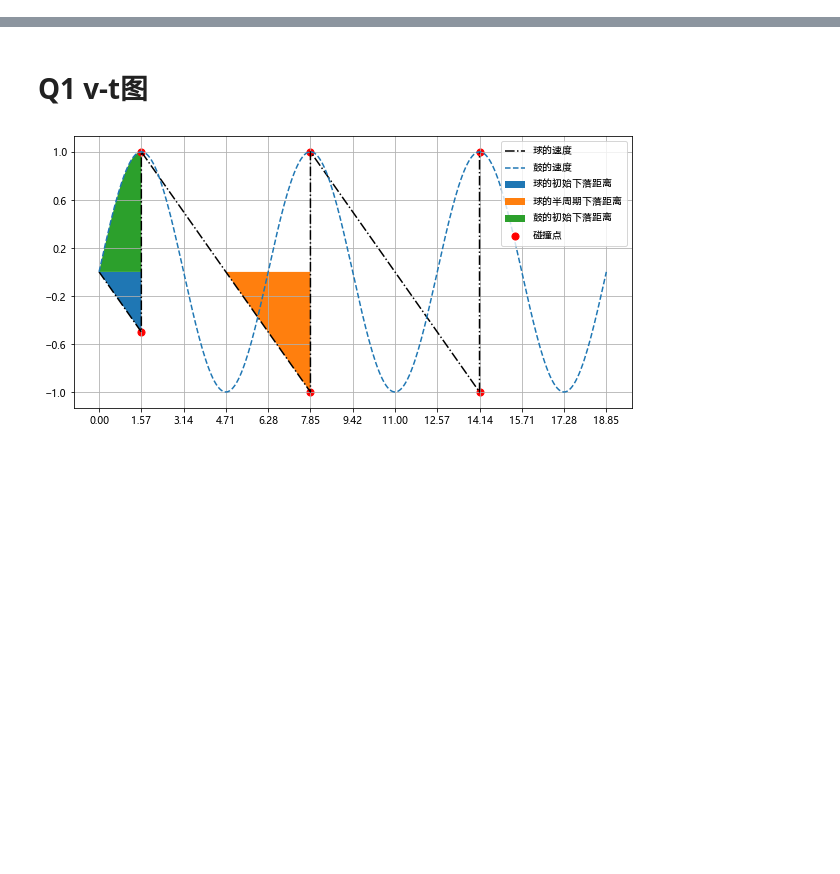
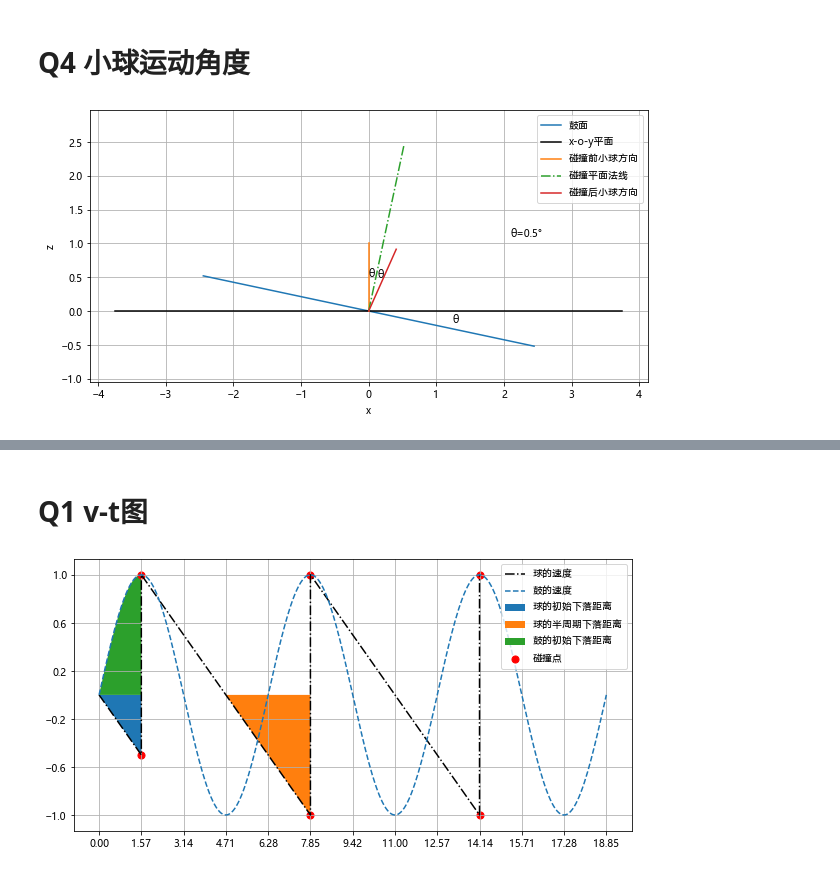
Before and after one commit to loopyme/CUMCU-2019-B, a Jupyter notebook: analyse/plot.ipynb, the cells around one changed output, grey strips where cells are left out. Saved outputs shown, nothing was run; the diff lists cells and outputs as text; code cells hidden in the pictures; blank space fills up the shorter version.

```diff
--- a/analyse/plot.ipynb
+++ b/analyse/plot.ipynb
@@ -4,3 +4,31 @@ import numpy as np
 import pandas as pd
 from mpl_toolkits.mplot3d import Axes3D
 from math import *
+# %% [markdown]
+# Q4 小球运动角度
+# %%
+plt.figure(figsize=(10, 5))
+plt.grid()
+
+theta = 30 * 0.4 * pi / 180
+l = 2.5
+plt.axis('equal')
+plt.xlabel("x")
+plt.ylabel("z")
+
+plt.plot([cos(theta) * l, -cos(theta) * l], [-sin(theta) * l, sin(theta) * l], label="鼓面")
+
+plt.plot([-l * 1.5, l * 1.5], [0, 0], color="black", label="x-o-y平面")
+plt.plot([0, 0], [0, 1], label="碰撞前小球方向")
+
+plt.plot([0, l * sin(theta)], [0, l * cos(theta)], "-.", label="碰撞平面法线")
+
+plt.plot([0, 1 * sin(2 * theta)], [0, 1 * cos(2 * theta)], label="碰撞后小球方向")
+plt.legend(loc='upper right')
+plt.annotate(s='θ', xy=(l / 2 * cos(theta / 2 + 0.03), -l / 2 * sin(theta / 2 + 0.03)))
+plt.annotate(s='θ', xy=(l / 2 * sin(theta / 2), 1 / 2 * cos(theta / 2)))
+plt.annotate(s='θ', xy=(l / 2 * sin(theta / 8 - 0.03), 1 / 2 * cos(theta / 8 - 0.03)))
+plt.annotate(s='θ=0.5°', xy=(2.1, 1.1))
+plt.savefig("../res/pic/q4-1.png", dpi=720)
+# %% [output]
+[figure, added]
```
Also changed, not shown: parts of 1 cell of this notebook, 1 other file.
